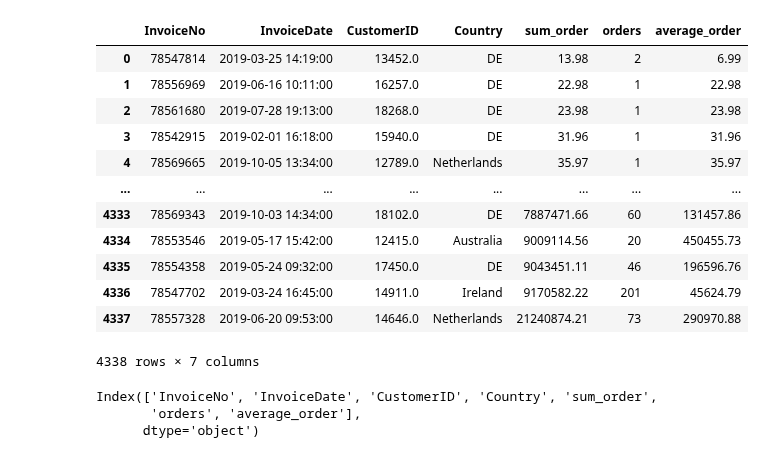
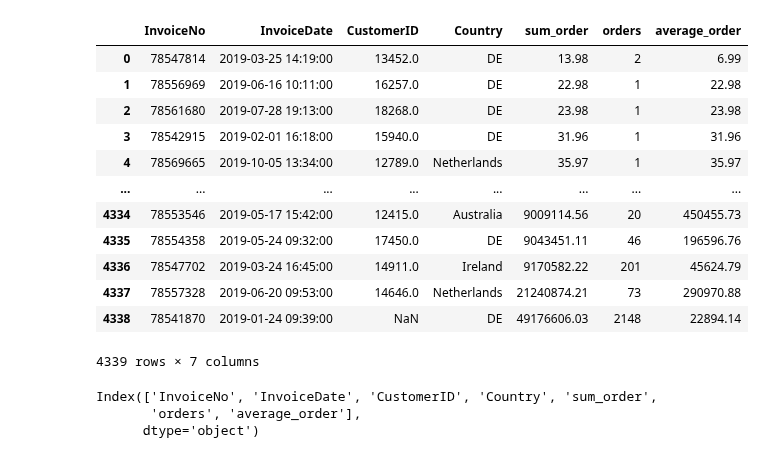
Before and after one commit to DJ1070/SQL, a Jupyter notebook: ecommerce_graphs.ipynb, the cells around one changed output. Saved outputs shown, nothing was run; the diff lists cells and outputs as text; code cells hidden in the pictures.

```diff
--- a/ecommerce_graphs.ipynb
+++ b/ecommerce_graphs.ipynb
@@ -9,20 +9,20 @@ import plotly.graph_objects as go
 # %%
 df = pd.read_csv('g_customer_sum.csv')
 # %%
-df2.sort_values('sum_order')
+df.sort_values('sum_order')
 # %% [output]
 |  | InvoiceNo | InvoiceDate | CustomerID | Country | sum_order | orders | average_order |
 | 0 | 78547814 | 2019-03-25 14:19:00 | 13452.0 | DE | 13.98 | 2 | 6.99 |
 | 1 | 78556969 | 2019-06-16 10:11:00 | 16257.0 | DE | 22.98 | 1 | 22.98 |
 | 2 | 78561680 | 2019-07-28 19:13:00 | 18268.0 | DE | 23.98 | 1 | 23.98 |
 | 3 | 78542915 | 2019-02-01 16:18:00 | 15940.0 | DE | 31.96 | 1 | 31.96 |
 | 4 | 78569665 | 2019-10-05 13:34:00 | 12789.0 | Netherlands | 35.97 | 1 | 35.97 |
 | ... | ... | ... | ... | ... | ... | ... | ... |
-| 4333 | 78569343 | 2019-10-03 14:34:00 | 18102.0 | DE | 7887471.66 | 60 | 131457.86 |
 | 4334 | 78553546 | 2019-05-17 15:42:00 | 12415.0 | Australia | 9009114.56 | 20 | 450455.73 |
 | 4335 | 78554358 | 2019-05-24 09:32:00 | 17450.0 | DE | 9043451.11 | 46 | 196596.76 |
 | 4336 | 78547702 | 2019-03-24 16:45:00 | 14911.0 | Ireland | 9170582.22 | 201 | 45624.79 |
 | 4337 | 78557328 | 2019-06-20 09:53:00 | 14646.0 | Netherlands | 21240874.21 | 73 | 290970.88 |
+| 4338 | 78541870 | 2019-01-24 09:39:00 | NaN | DE | 49176606.03 | 2148 | 22894.14 |
-4338 rows × 7 columns
+4339 rows × 7 columns
 # %%
 df = df.drop(df.index[4338])
```
Also changed, not shown: parts of 10 cells of this notebook.
